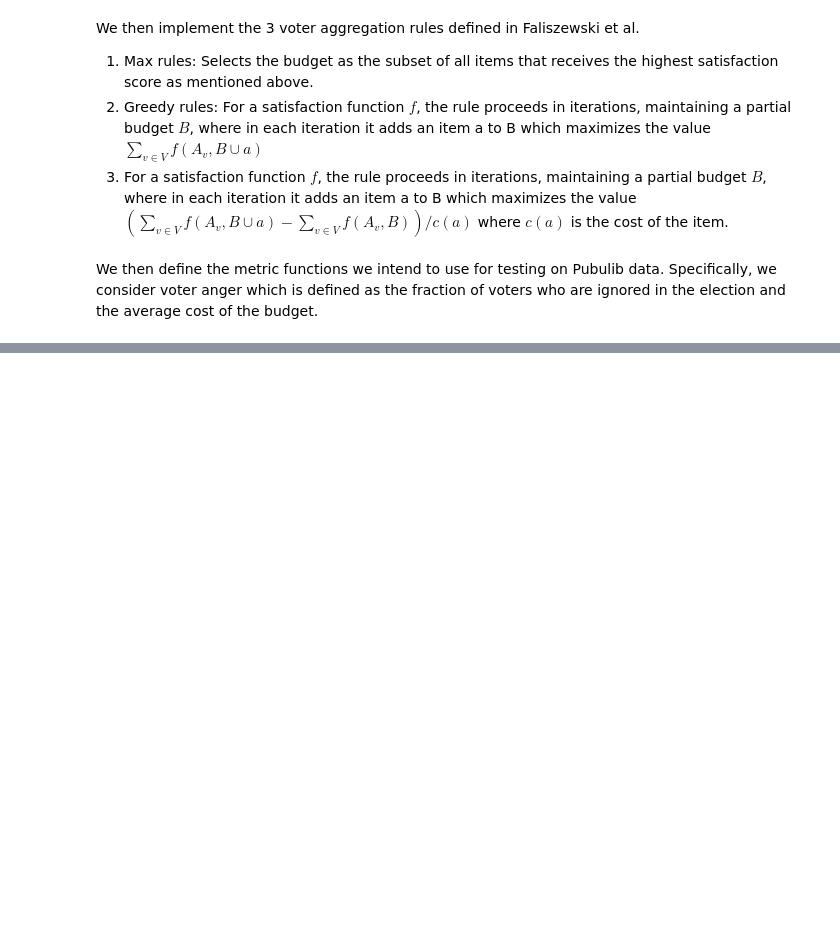
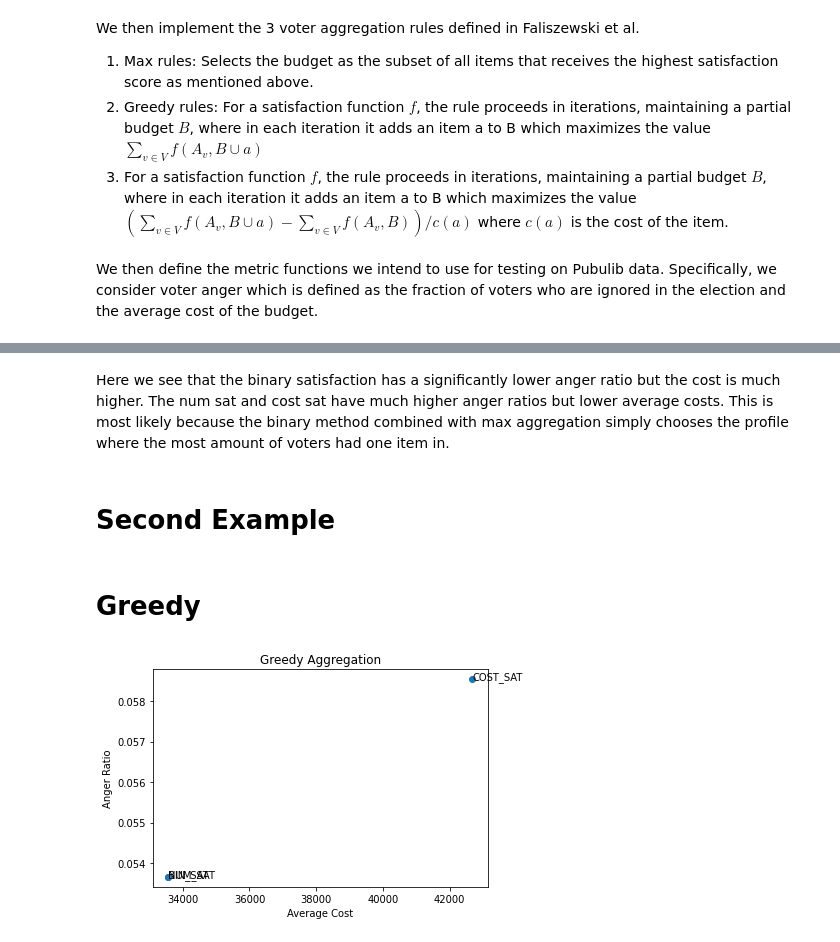
Before and after one commit to girishbarca/366proj, a Jupyter notebook: 366_Notebook.ipynb, the cells around one changed output, grey strips where cells are left out. Saved outputs shown, nothing was run; the diff lists cells and outputs as text; code cells hidden in the pictures; blank space fills up the shorter version.

```diff
--- a/366_Notebook.ipynb
+++ b/366_Notebook.ipynb
@@ -192,0 +293,35 @@ print("AVE COST: ", ave_cost(budget, costs))
+# %% [markdown]
+Here we see that the binary satisfaction has a significantly lower anger ratio but the cost is much higher. The num sat and cost sat have much higher anger ratios but lower average costs. This is most likely because the binary method combined with max aggregation simply chooses the profile where the most amount of voters had one item in.
+# %% [markdown]
+# Second Example
+# %% [markdown]
+# Greedy
+# %%
+# Greedy Aggregation Rule
+anger = []
+cost = []
+votes, items, costs, max_cost = parser('poland_warszawa_2019_nadwisle.pb')
+annotations=["NUM_SAT","BIN_SAT","COST_SAT"]
+
+budget = greedy_rule(items, votes, costs, max_cost, num_satisfaction)
+anger.append(anger_ratio(votes, budget))
+cost.append(ave_cost(budget, costs))
+
+budget = greedy_rule(items, votes, costs, max_cost, binary_satisfaction)
+anger.append(anger_ratio(votes, budget))
+cost.append(ave_cost(budget, costs))
+
+
+budget = greedy_rule(items, votes, costs, max_cost, cost_satisfaction)
+anger.append(anger_ratio(votes, budget))
+cost.append(ave_cost(budget, costs))
+
+
+plt.scatter(cost, anger)
+plt.xlabel("Average Cost")
+plt.ylabel("Anger Ratio")
+plt.title("Greedy Aggregation")
+for i, label in enumerate(annotations):
+    plt.annotate(label, (cost[i], anger[i]))
+# %% [output]
+[figure, added]
```
Also changed, not shown: parts of 22 cells of this notebook, 2 other files.
